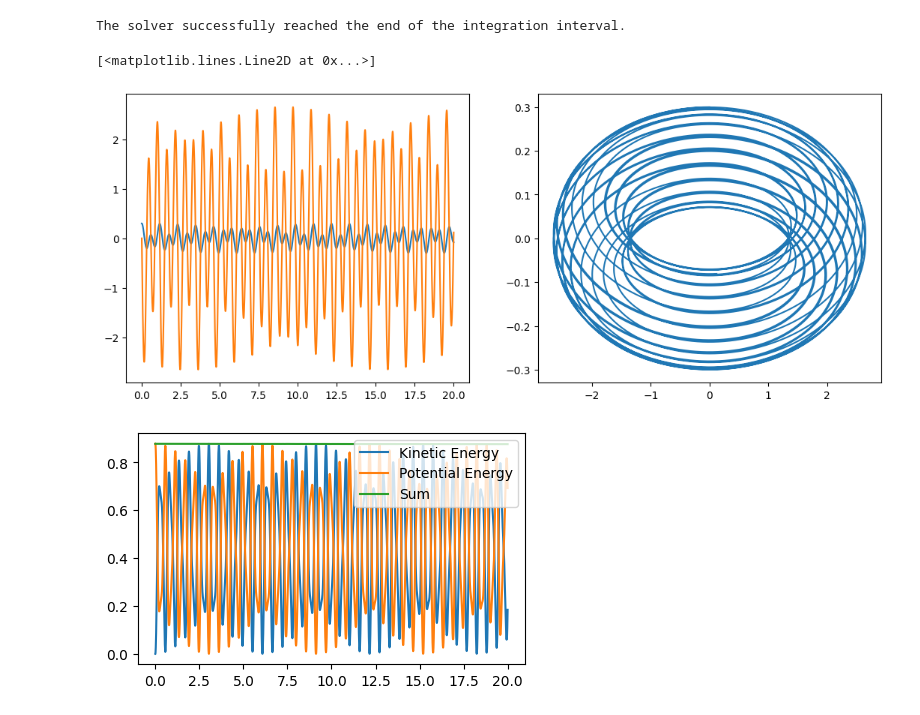
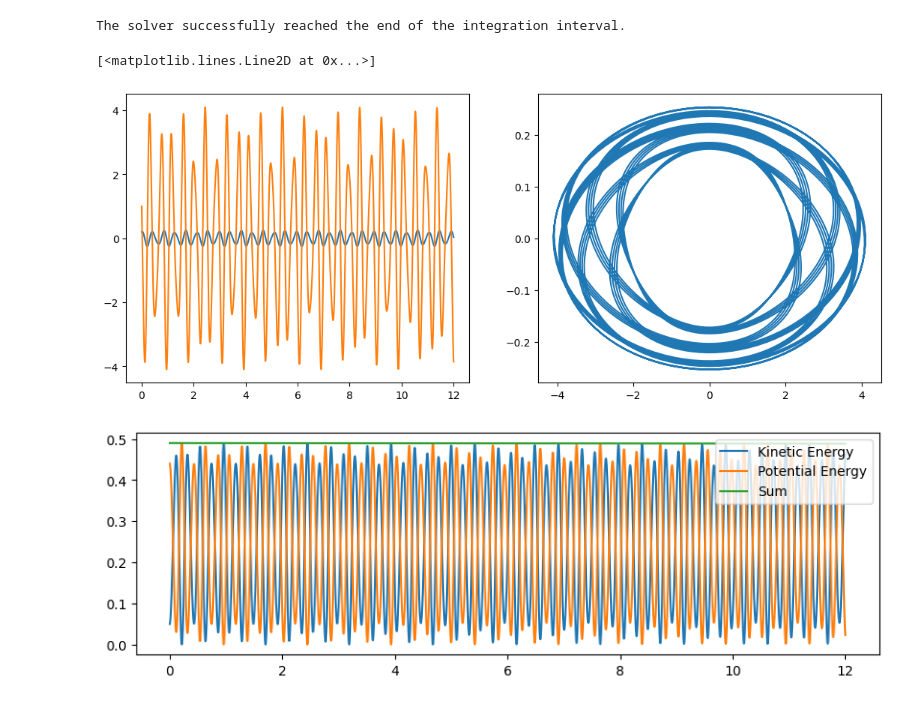
Before and after one commit to seba2390/Pendulums, a Jupyter notebook: 2_masses_3_springs.ipynb, the cells around one changed output. Drawn from its saved outputs; the diff is of its cells as text; code cells hidden in the pictures.

```diff
--- a/2_masses_3_springs.ipynb
+++ b/2_masses_3_springs.ipynb
@@ -143,18 +143,18 @@ def three_springs(t, y, k1, k2, k3, m1, m2):
     return [d_x_1_dt, d2_x_1_dt2_value, d_x_2_dt, d2_x_2_dt2_value]
 
 # Initial conditions
-x_1_init, x_2_init = 0.3, 0.6
-x_1_dot_init, x_2_dot_init = 0, 0
+x_1_init, x_2_init = 0.2, 0.2
+x_1_dot_init, x_2_dot_init = 1, -1
 initial_conditions = [x_1_init, x_1_dot_init,
                       x_2_init, x_2_dot_init]
 
 # Parameters
-k1, k2, k3 = 10, 1.5, 2
-m1, m2 = 0.1,0.1
+k1, k2, k3 = 10, 8, 12
+m1, m2 = 0.05, 0.05
 params = (k1, k2, k3, m1, m2)
 
 # Time span for the simulation
-t_min, t_max = 0, 20
+t_min, t_max = 0, 12
 n_times = int(t_max*250)
 
 time_span = np.linspace(start=t_min, stop=t_max, num=n_times)
@@ -179,7 +179,7 @@ ax[0].plot(solution.t, vx1)
 ax[1].plot(vx1, x1)
 # %% [output]
 [<matplotlib.lines.Line2D at 0x...>]
-[figure, old version]
+[figure, new version]
 # %%
 def get_energies(solver_result: sc.integrate._ivp.ivp.OdeResult,
                  mass1: float, mass2: float,
@@ -233,19 +233,19 @@ def get_energies(solver_result: sc.integrate._ivp.ivp.OdeResult,
 # %%
 kinetic_energies, potential_energies = get_energies(solver_result=solution,
                                                     mass1=m1,
                                                     mass2=m2,
                                                     k_1=k1,
                                                     k_2=k2,
                                                     k_3=k3)
 
-fig, ax = plt.subplots(1,1,figsize=(5,3))
+fig, ax = plt.subplots(1,1,figsize=(10,3))
 ax.plot(solution.t, kinetic_energies, label='Kinetic Energy')
 ax.plot(solution.t, potential_energies, label='Potential Energy')
 ax.plot(solution.t, potential_energies+kinetic_energies, label='Sum')
 ax.legend(loc=1)
 plt.show()
 # %% [output]
-[figure, old version]
+[figure, new version]
 # %%
 import numpy as np
 from matplotlib.animation import FuncAnimation
```
Also changed, not shown: 3 other files.
